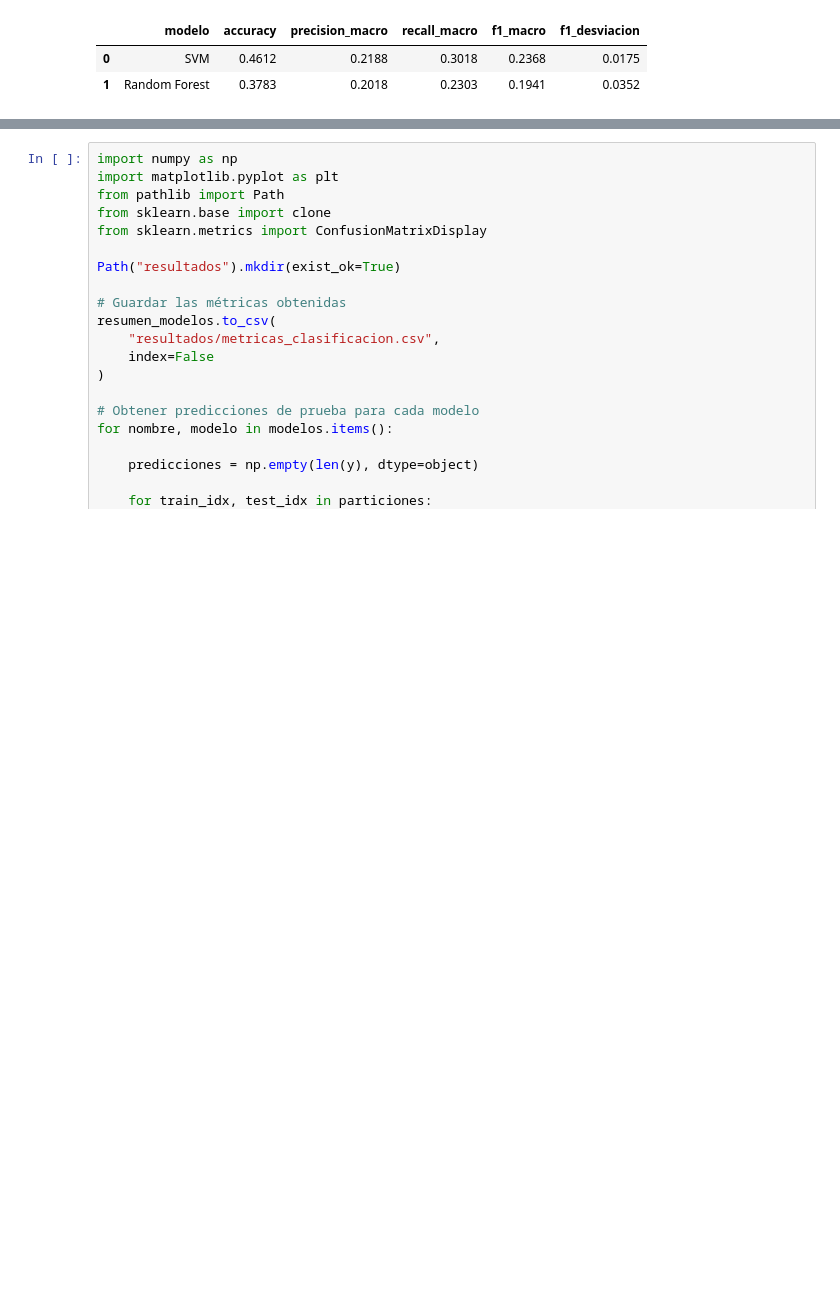
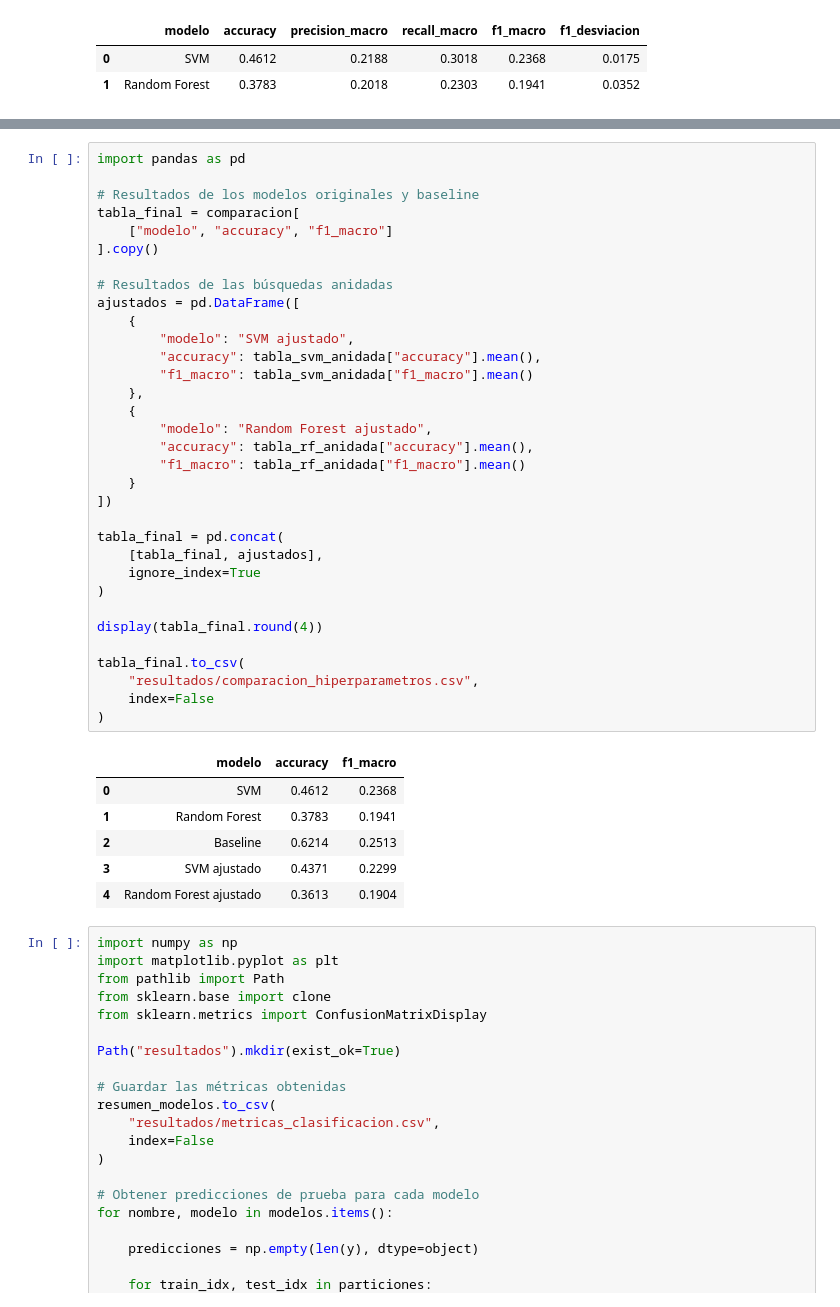
Before and after one commit to Srdino25/Proyecto_ComputoParalelo_DACC_MRV, a Jupyter notebook: proyecto_crochet.ipynb, the cells around one changed output, grey strips where cells are left out. Cells and saved outputs as stored; diff of their text form; blank space fills up the shorter version.

Commit message:
Diego: busqueda y evaluacion anidada de hiperparametros

```diff
--- a/proyecto_crochet.ipynb
+++ b/proyecto_crochet.ipynb
@@ -632,3 +813,43 @@ Random Forest F1 por fold: [0.1476021  0.23274897 0.20191609]
+# %%
+import pandas as pd
+
+# Resultados de los modelos originales y baseline
+tabla_final = comparacion[
+    ["modelo", "accuracy", "f1_macro"]
+].copy()
+
+# Resultados de las búsquedas anidadas
+ajustados = pd.DataFrame([
+    {
+        "modelo": "SVM ajustado",
+        "accuracy": tabla_svm_anidada["accuracy"].mean(),
+        "f1_macro": tabla_svm_anidada["f1_macro"].mean()
+    },
+    {
+        "modelo": "Random Forest ajustado",
+        "accuracy": tabla_rf_anidada["accuracy"].mean(),
+        "f1_macro": tabla_rf_anidada["f1_macro"].mean()
+    }
+])
+
+tabla_final = pd.concat(
+    [tabla_final, ajustados],
+    ignore_index=True
+)
+
+display(tabla_final.round(4))
+
+tabla_final.to_csv(
+    "resultados/comparacion_hiperparametros.csv",
+    index=False
+)
+# %% [output]
+|  | modelo | accuracy | f1_macro |
+| 0 | SVM | 0.4612 | 0.2368 |
+| 1 | Random Forest | 0.3783 | 0.1941 |
+| 2 | Baseline | 0.6214 | 0.2513 |
+| 3 | SVM ajustado | 0.4371 | 0.2299 |
+| 4 | Random Forest ajustado | 0.3613 | 0.1904 |
 # %%
 import numpy as np
 import matplotlib.pyplot as plt
```
Also changed, not shown: parts of 5 cells of this notebook, 5 other files.
